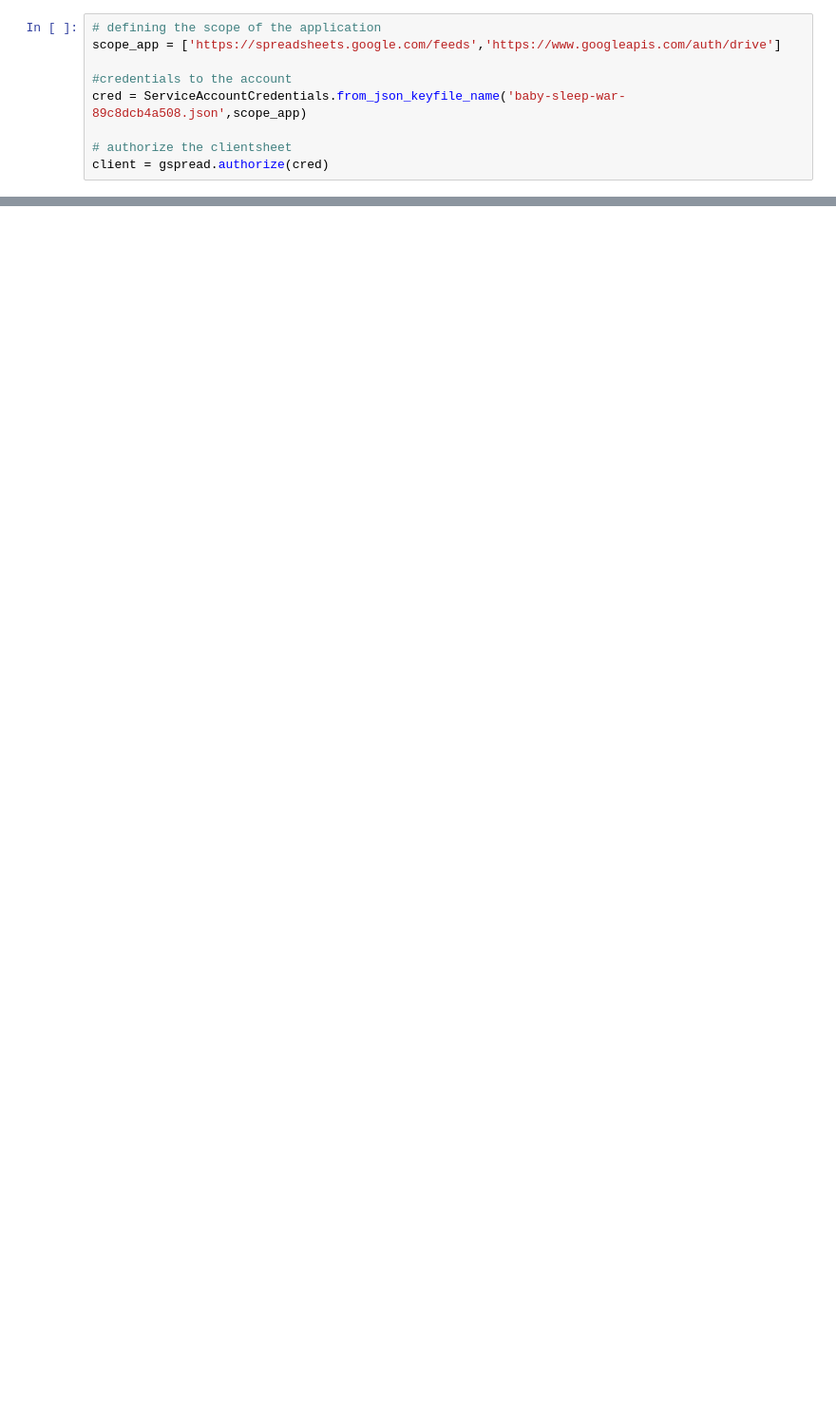
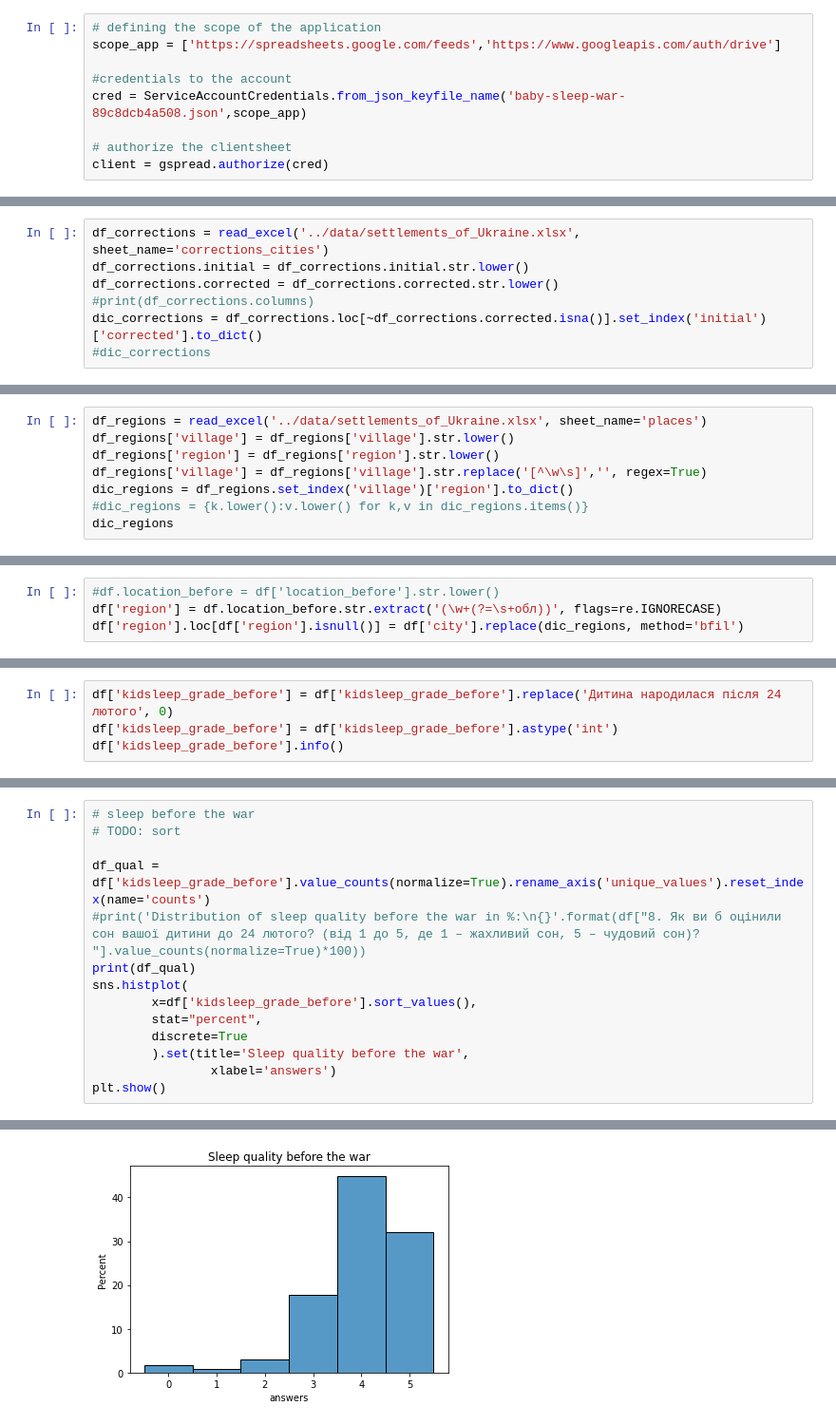
Before and after one commit to hexann666/baby-sleep_war, a Jupyter notebook: code/baby-sleep_war.ipynb, the cells around one changed output, grey strips where cells are left out. Shown at 95% size. Drawn from its saved outputs; the diff is of its cells as text; blank space fills up the shorter version.

Commit message:
cleaned children age and location, started EDA

```diff
--- a/code/baby-sleep_war.ipynb
+++ b/code/baby-sleep_war.ipynb
@@ -249,0 +140,7 @@ columns_eng = ['timestamp'
+# %%
+df_corrections = read_excel('../data/settlements_of_Ukraine.xlsx', sheet_name='corrections_cities')
+df_corrections.initial = df_corrections.initial.str.lower()
+df_corrections.corrected = df_corrections.corrected.str.lower()
+#print(df_corrections.columns)
+dic_corrections = df_corrections.loc[~df_corrections.corrected.isna()].set_index('initial')['corrected'].to_dict()
+#dic_corrections
@@ -249,0 +263,8 @@ columns_eng = ['timestamp'
+# %%
+df_regions = read_excel('../data/settlements_of_Ukraine.xlsx', sheet_name='places')
+df_regions['village'] = df_regions['village'].str.lower()
+df_regions['region'] = df_regions['region'].str.lower()
+df_regions['village'] = df_regions['village'].str.replace('[^\w\s]','', regex=True)
+dic_regions = df_regions.set_index('village')['region'].to_dict()
+#dic_regions = {k.lower():v.lower() for k,v in dic_regions.items()}
+dic_regions
@@ -249,0 +311,4 @@ columns_eng = ['timestamp'
+# %%
+#df.location_before = df['location_before'].str.lower()
+df['region'] = df.location_before.str.extract('(\w+(?=\s+обл))', flags=re.IGNORECASE)
+df['region'].loc[df['region'].isnull()] = df['city'].replace(dic_regions, method='bfil')
@@ -249,0 +338,4 @@ columns_eng = ['timestamp'
+# %%
+df['kidsleep_grade_before'] = df['kidsleep_grade_before'].replace('Дитина народилася після 24 лютого', 0)
+df['kidsleep_grade_before'] = df['kidsleep_grade_before'].astype('int')
+df['kidsleep_grade_before'].info()
@@ -249,0 +353,15 @@ columns_eng = ['timestamp'
+# %%
+# sleep before the war
+# TODO: sort
+
+df_qual = df['kidsleep_grade_before'].value_counts(normalize=True).rename_axis('unique_values').reset_index(name='counts')
+#print('Distribution of sleep quality before the war in %:\n{}'.format(df["8. Як ви б оцінили сон вашої дитини до 24 лютого? (від 1 до 5, де 1 – жахливий сон, 5 – чудовий сон)? "].value_counts(normalize=True)*100))
+print(df_qual)
+sns.histplot(
+        x=df['kidsleep_grade_before'].sort_values(),
+        stat="percent",
+        discrete=True
+        ).set(title='Sleep quality before the war',
+                xlabel='answers')
+plt.show()
+# %% [output]
@@ -249,0 +375 @@ columns_eng = ['timestamp'
+[figure, added]
```
Also changed, not shown: parts of 61 cells of this notebook, 2 other files.
